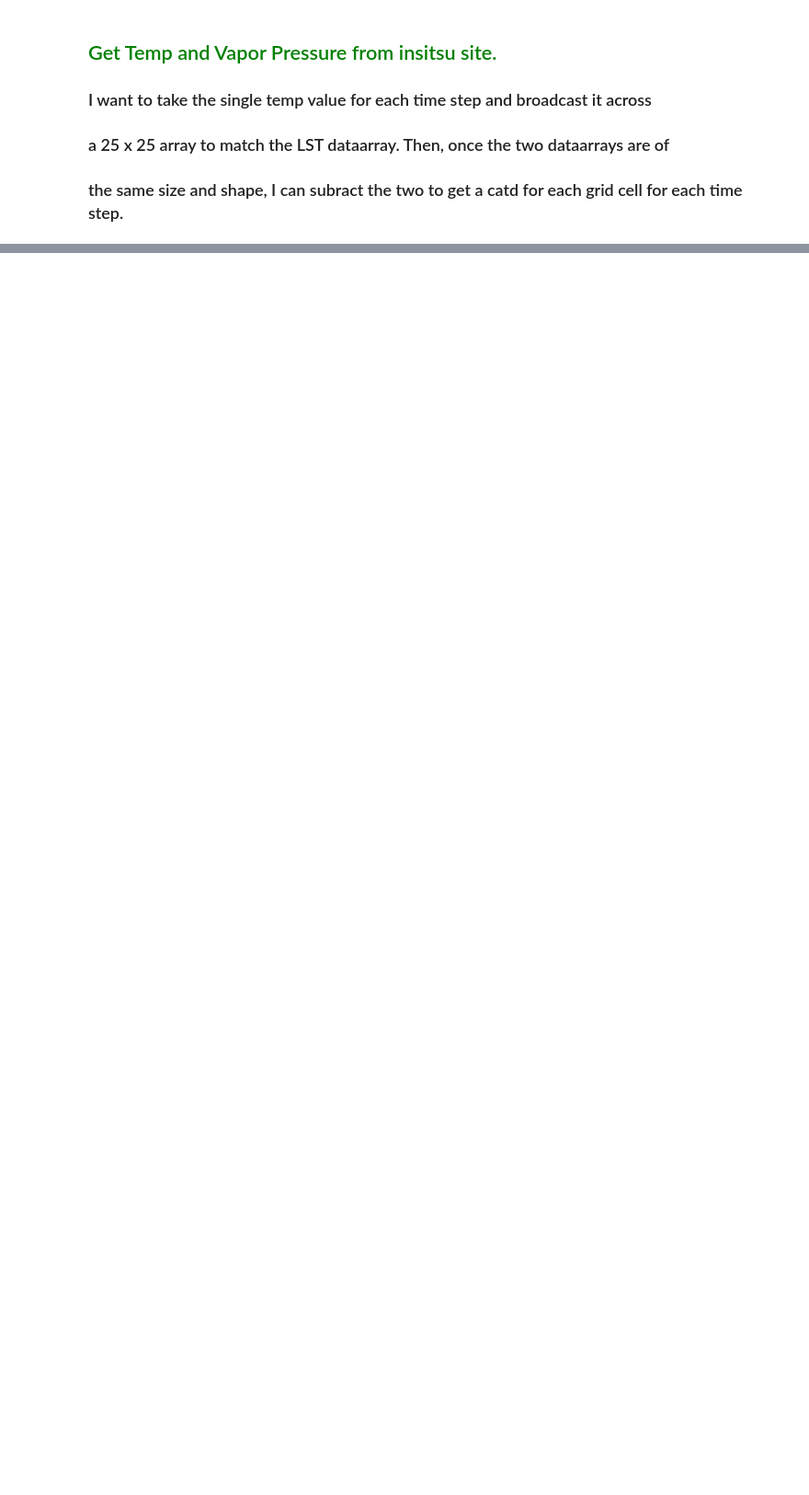
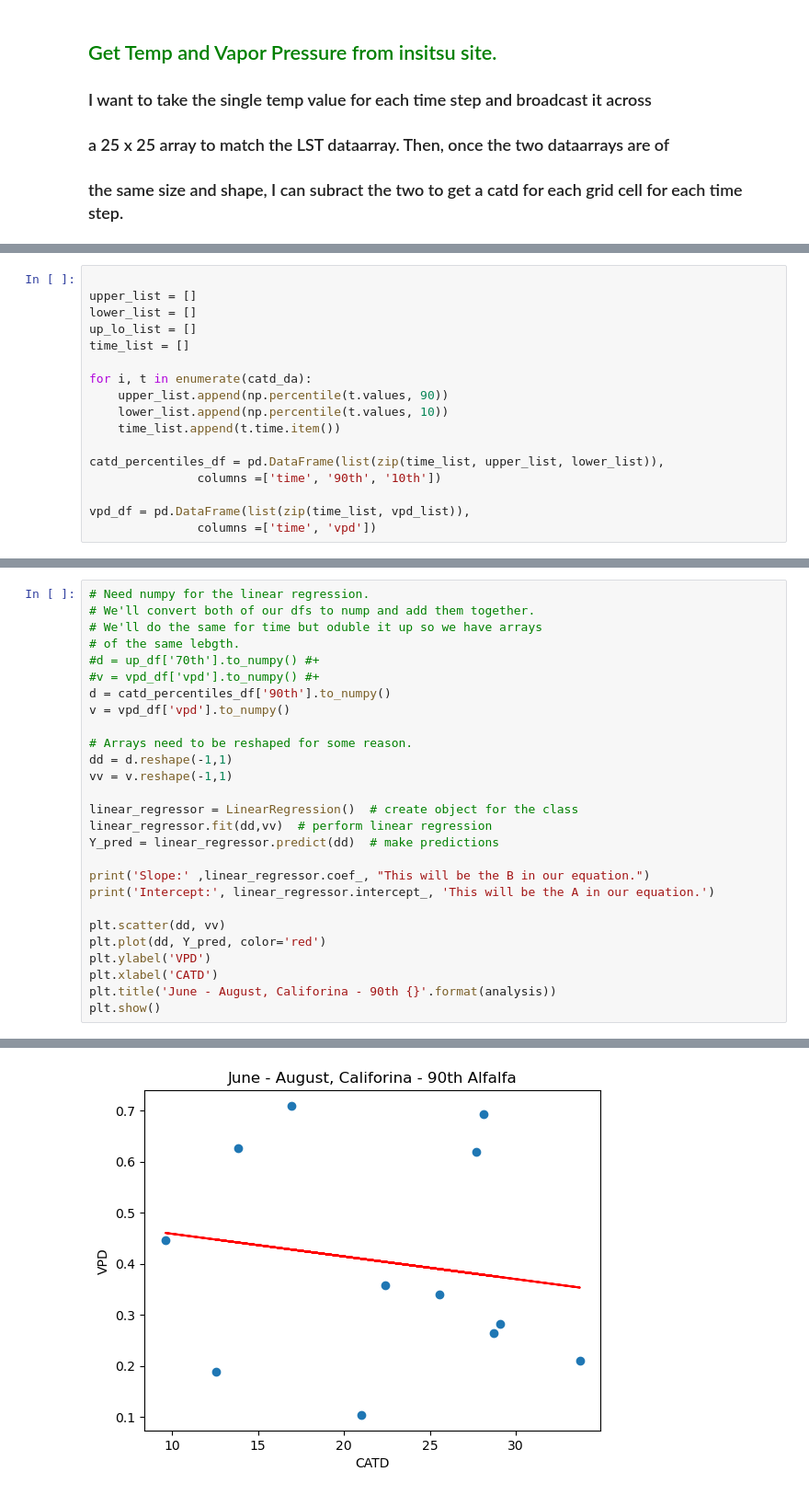
Before and after one commit to eculler/lst-crop-stress-capstone, a Jupyter notebook: exploratory/lst-point-area-comparison-tcruicks.ipynb, the cells around one changed output, grey strips where cells are left out. Shown at 92% size. Drawn from its saved outputs; the diff is of its cells as text; blank space fills up the shorter version.

```diff
--- a/exploratory/lst-point-area-comparison-tcruicks.ipynb
+++ b/exploratory/lst-point-area-comparison-tcruicks.ipynb
@@ -812,0 +797,17 @@ plt.show()
+# %%
+
+upper_list = []
+lower_list = []
+up_lo_list = []
+time_list = []
+
+for i, t in enumerate(catd_da):
+    upper_list.append(np.percentile(t.values, 90))
+    lower_list.append(np.percentile(t.values, 10))
+    time_list.append(t.time.item())
+
+catd_percentiles_df = pd.DataFrame(list(zip(time_list, upper_list, lower_list)),
+               columns =['time', '90th', '10th'])
+
+vpd_df = pd.DataFrame(list(zip(time_list, vpd_list)),
+               columns =['time', 'vpd'])
@@ -812,0 +816,28 @@ plt.show()
+# %%
+# Need numpy for the linear regression.
+# We'll convert both of our dfs to nump and add them together.
+# We'll do the same for time but oduble it up so we have arrays
+# of the same lebgth.
+#d = up_df['70th'].to_numpy() #+
+#v = vpd_df['vpd'].to_numpy() #+
+d = catd_percentiles_df['90th'].to_numpy()
+v = vpd_df['vpd'].to_numpy()
+
+# Arrays need to be reshaped for some reason.
+dd = d.reshape(-1,1)
+vv = v.reshape(-1,1)
+
+linear_regressor = LinearRegression()  # create object for the class
+linear_regressor.fit(dd,vv)  # perform linear regression
+Y_pred = linear_regressor.predict(dd)  # make predictions
+
+print('Slope:' ,linear_regressor.coef_, "This will be the B in our equation.")
+print('Intercept:', linear_regressor.intercept_, 'This will be the A in our equation.')
+
+plt.scatter(dd, vv)
+plt.plot(dd, Y_pred, color='red')
+plt.ylabel('VPD')
+plt.xlabel('CATD')
+plt.title('June - August, Califorina - 90th {}'.format(analysis))
+plt.show()
+# %% [output]
@@ -812,0 +846 @@ plt.show()
+[figure, added]
```
Also changed, not shown: parts of 42 cells of this notebook, 2 other files.
